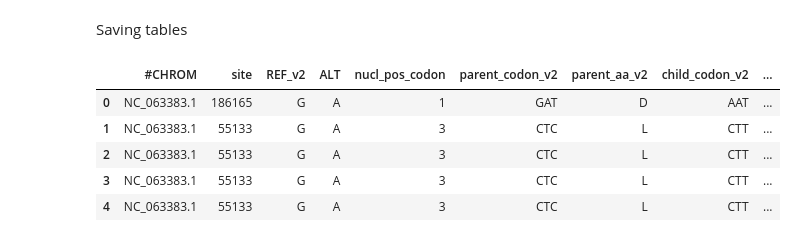
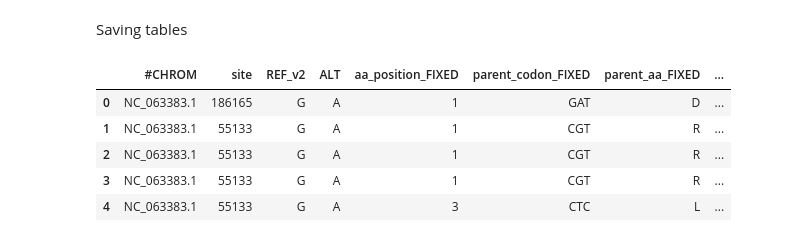
Before and after one commit to KazanovLab/APOBEC3-Mpox-editing, a Jupyter notebook: APOBEC3_sites.ipynb, the cells around one changed output. Drawn from its saved outputs; the diff is of its cells as text; code cells hidden in the pictures.

```diff
--- a/APOBEC3_sites.ipynb
+++ b/APOBEC3_sites.ipynb
@@ -150,13 +160,16 @@ for row in range(0, len(article_df)):
     position = article_df.loc[row, "site"]
     ref_nucl = article_df.loc[row, "REF"]
     alt_nucl = article_df.loc[row, "ALT"]
+    gene = article_df.loc[row, "gene"]
+    if gene is not np.nan:
+        gene = gene.split('_')[0]
+    node = article_df.loc[row, "parent"]
 
-    node = article_df.loc[row, "parent"]
     if node == "Node1":
-        original_aa, mutated_aa, original_codon, mutated_codon, ref, nucl_pos = detect_mutation_impact(genome, gtf, chromosome, position, ref_nucl, alt_nucl)
+        original_aa, mutated_aa, original_codon, mutated_codon, ref, nucl_pos = detect_mutation_impact(genome, gtf, chromosome, position, ref_nucl, alt_nucl, gene)
     else:
-        new_genome = find_parent_mutation(genome, node)
-        original_aa, mutated_aa, original_codon, mutated_codon, ref, nucl_pos = detect_mutation_impact(new_genome, gtf, chromosome, position, ref_nucl, alt_nucl)
+        new_genome = find_node_genome(genome, node)
+        original_aa, mutated_aa, original_codon, mutated_codon, ref, nucl_pos = detect_mutation_impact(new_genome, gtf, chromosome, position, ref_nucl, alt_nucl, gene)
 
     # CDS empty
     if original_aa == "-":
@@ -183,14 +196,15 @@ for row in range(0, len(article_df)):
             mutation_category.append("nonsynonymous")
 
 article_df["REF_v2"] = ref_nucl_list
-article_df["nucl_pos_codon"] = nucl_pos_list
-article_df["parent_codon_v2"] = original_codon_list
-article_df["parent_aa_v2"] = original_aa_list
-article_df["child_codon_v2"] = mutated_codon_list
-article_df["mutated_aa_v2"] = mutated_aa_list
-article_df["mutation_category_v2"] = mutation_category
+article_df["aa_position_FIXED"] = nucl_pos_list
+article_df["parent_codon_FIXED"] = original_codon_list
+article_df["parent_aa_FIXED"] = original_aa_list
+article_df["child_codon_FIXED"] = mutated_codon_list
+article_df["child_aa_FIXED"] = mutated_aa_list
+article_df["mutation_category_FIXED"] = mutation_category
 print(len(article_df))
 article_df.head()
+article_df.to_csv("data/B1_data_fixed.csv", sep='\t', index=False)
 # %% [output]
 800
 |  | site | gene | direction | REF | ALT | dimer | apobec | aa_position | parent | parent_codon | ... |
@@ -228,9 +242,9 @@ def load_genome(fasta_file):
     """Load the genome from a FASTA file."""
     genome = SeqIO.to_dict(SeqIO.parse(fasta_file, "fasta"))
     new_genome = genome["NC_063383.1"].seq
-    return new_genome
+    return str(new_genome)
 
-def find_parent_mutation(genome, parent, table=article_df):
+def find_node_genome(genome, parent, table=article_df):
     parent_filter_df = table[table['child']==parent]
     parent_filter_df = parent_filter_df.reset_index(drop=True)
     new_parent = parent_filter_df.loc[0, "parent"]
@@ -249,7 +263,7 @@ def find_parent_mutation(genome, parent, table=article_df):
             position = parent_filter_df.loc[row, "site"]
             alt_nucl = parent_filter_df.loc[row, "ALT"]
             new_genome[position-1] = alt_nucl
-        return find_parent_mutation(new_genome, new_parent)
+        return find_node_genome(new_genome, new_parent)
 # %%
 genome = load_genome("data/MPOX_genome/NC_063383.1.fasta")
 motifs = []
@@ -258,7 +272,7 @@ for row in range(0, len(df1_new)):
     ref = df1_new.loc[row, 'REF']
     node = df1_new.loc[row, 'parent']
     if node != "Node1":
-        new_genome = find_parent_mutation(genome, node)
+        new_genome = find_node_genome(genome, node)
         if ref == "C":
             motifs.append(new_genome[pos-2:pos])
         else:
@@ -442,15 +456,15 @@ Saving tables
 df_targets.to_csv("data/APOBEC_targets_aa.csv", sep="\t", index=False)
 # %%
 df1_new['#CHROM'] = "NC_063383.1"
-df1_new = df1_new[['#CHROM', 'site', 'REF_v2', 'ALT', 'nucl_pos_codon', 'parent_codon_v2', 'parent_aa_v2','child_codon_v2','mutated_aa_v2','mutation_category_v2']]
+df1_new = df1_new[['#CHROM', 'site', 'REF_v2', 'ALT', 'aa_position_FIXED', 'parent_codon_FIXED', 'parent_aa_FIXED','child_codon_FIXED','child_aa_FIXED','mutation_category_FIXED']]
 df1_new.head()
 # %% [output]
-|  | #CHROM | site | REF_v2 | ALT | nucl_pos_codon | parent_codon_v2 | parent_aa_v2 | child_codon_v2 | ... |
-| 0 | NC_063383.1 | 186165 | G | A | 1 | GAT | D | AAT | ... |
-| 1 | NC_063383.1 | 55133 | G | A | 3 | CTC | L | CTT | ... |
-| 2 | NC_063383.1 | 55133 | G | A | 3 | CTC | L | CTT | ... |
-| 3 | NC_063383.1 | 55133 | G | A | 3 | CTC | L | CTT | ... |
-| 4 | NC_063383.1 | 55133 | G | A | 3 | CTC | L | CTT | ... |
+|  | #CHROM | site | REF_v2 | ALT | aa_position_FIXED | parent_codon_FIXED | parent_aa_FIXED | ... |
+| 0 | NC_063383.1 | 186165 | G | A | 1 | GAT | D | ... |
+| 1 | NC_063383.1 | 55133 | G | A | 1 | CGT | R | ... |
+| 2 | NC_063383.1 | 55133 | G | A | 1 | CGT | R | ... |
+| 3 | NC_063383.1 | 55133 | G | A | 1 | CGT | R | ... |
+| 4 | NC_063383.1 | 55133 | G | A | 3 | CTC | L | ... |
 # %%
 df1_new.columns = df_targets.columns
 df1_new.head()
```
Also changed, not shown: parts of 10 cells of this notebook, 11 other files.
